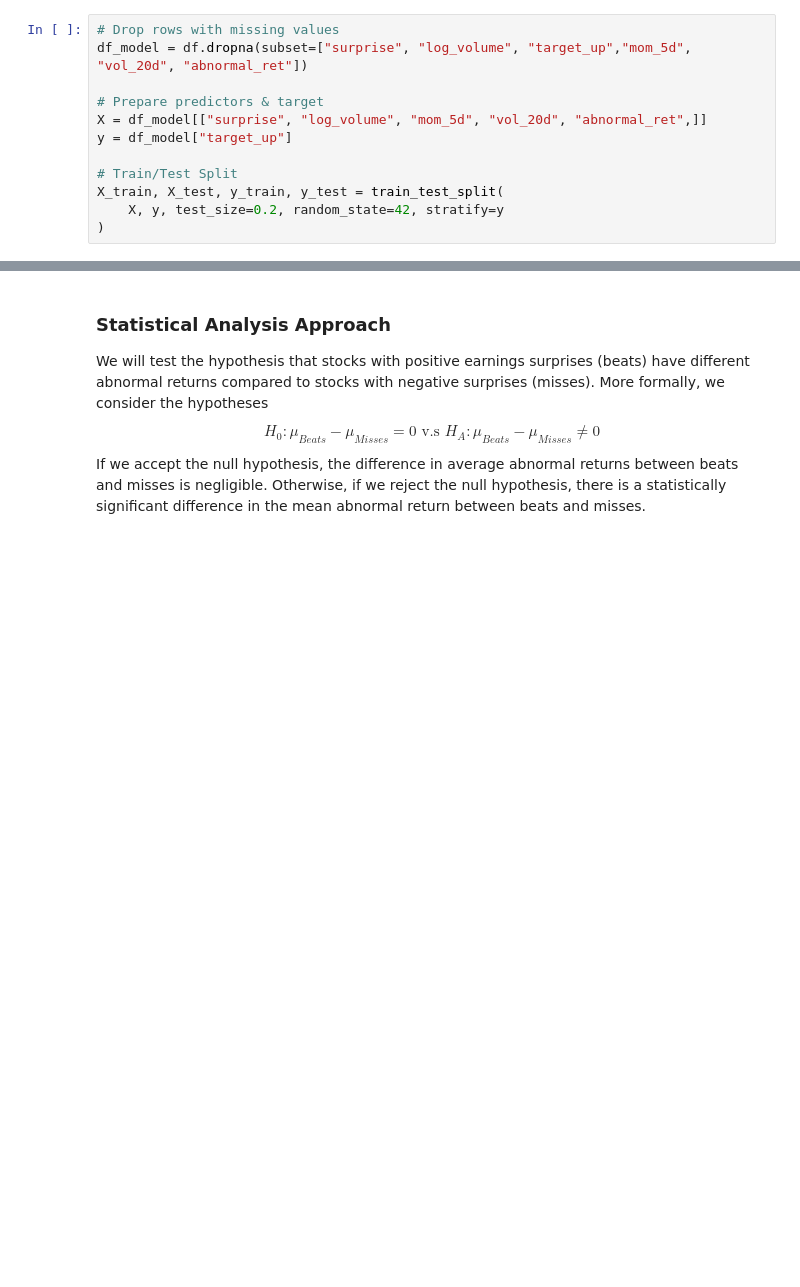
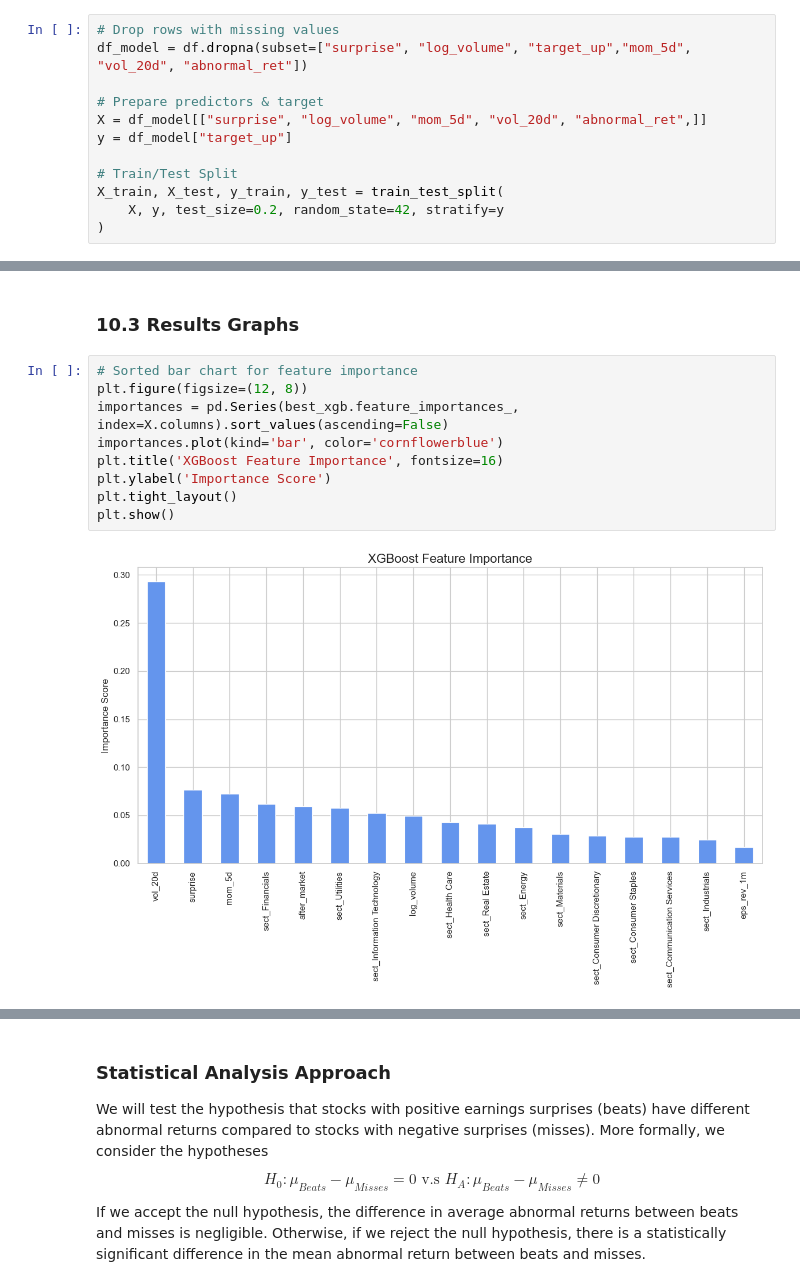
Before and after one commit to edfan1/CIS5450FinalProject, a Jupyter notebook: Notebook.ipynb, the cells around one changed output, grey strips where cells are left out. Drawn from its saved outputs; the diff is of its cells as text; blank space fills up the shorter version.

```diff
--- a/Notebook.ipynb
+++ b/Notebook.ipynb
@@ -1105 +1265,14 @@ eps_rev_1m                     0.015587
 dtype: float32
+# %% [markdown]
+### 10.3 Results Graphs
+# %%
+# Sorted bar chart for feature importance
+plt.figure(figsize=(12, 8))
+importances = pd.Series(best_xgb.feature_importances_, index=X.columns).sort_values(ascending=False)
+importances.plot(kind='bar', color='cornflowerblue')
+plt.title('XGBoost Feature Importance', fontsize=16)
+plt.ylabel('Importance Score')
+plt.tight_layout()
+plt.show()
+# %% [output]
+[figure, added]
```
Also changed, not shown: parts of 50 cells of this notebook.
